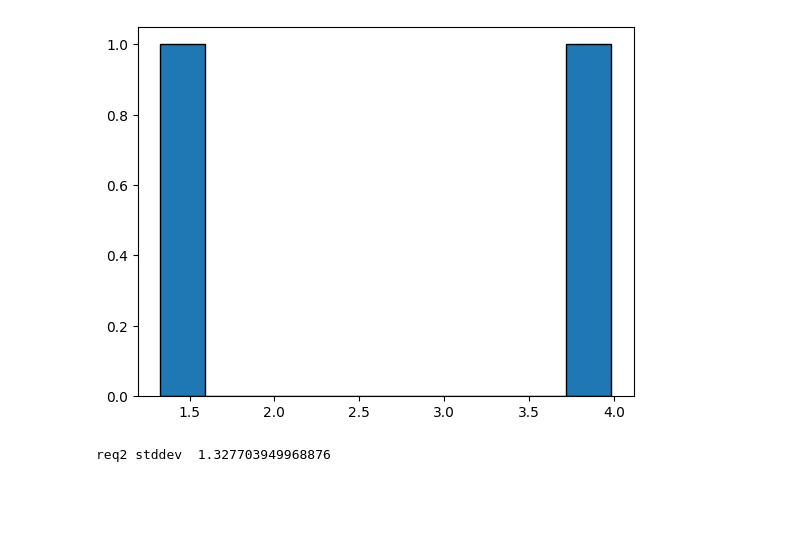
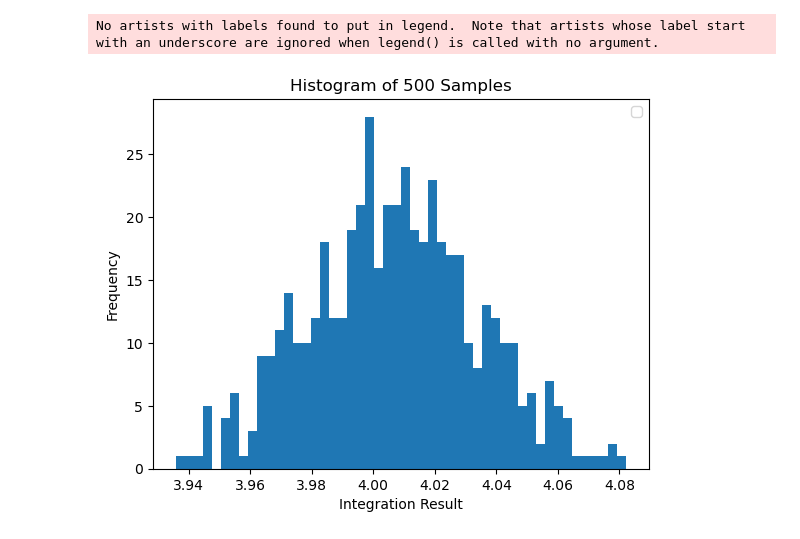
Before and after one commit to Ramy-Ashraf/Modeling_Assignment, a Jupyter notebook: lab1/lab1.ipynb, the cells around one changed output. Saved outputs shown, nothing was run; the diff lists cells and outputs as text; code cells hidden in the pictures; blank space fills up the shorter version.

```diff
--- a/lab1/lab1.ipynb
+++ b/lab1/lab1.ipynb
@@ -75,19 +75,15 @@ closet index  57  with n  5800  with val  4.005802452675156
-# %%
-#req 2 #NOT DONE
-step = 1000
-lst = []
-for i in range(500):
-    t = approx_integration(step, a, b, fx)
-    lst.append([ t/(b-a), t])
-
-fig, ax = plt.subplots()
-ax.hist(lst[0], bins=10, edgecolor='black')
-
-# Display the graph
-plt.show()
-#histogram isn't done/correct
-
-print("req2 stddev ", np.std(lst[0]))
-# %% [output]
-[figure, removed]
-req2 stddev  1.327703949968876
+# %%
+step = 1000
+arr2 = []
+for i in range(500):
+    arr2.append(approx_integration(step, a, b, fx))
+
+plt.hist(arr2, bins=50)
+plt.title("Histogram of 500 Samples")
+plt.xlabel("Integration Result")
+plt.ylabel("Frequency")
+#plt.legend()
+plt.show()
+# %% [output]
+No artists with labels found to put in legend.  Note that artists whose label start with an underscore are ignored when legend() is called with no argument.
+[figure, added]
```
Also changed, not shown: parts of 1 cell of this notebook.
